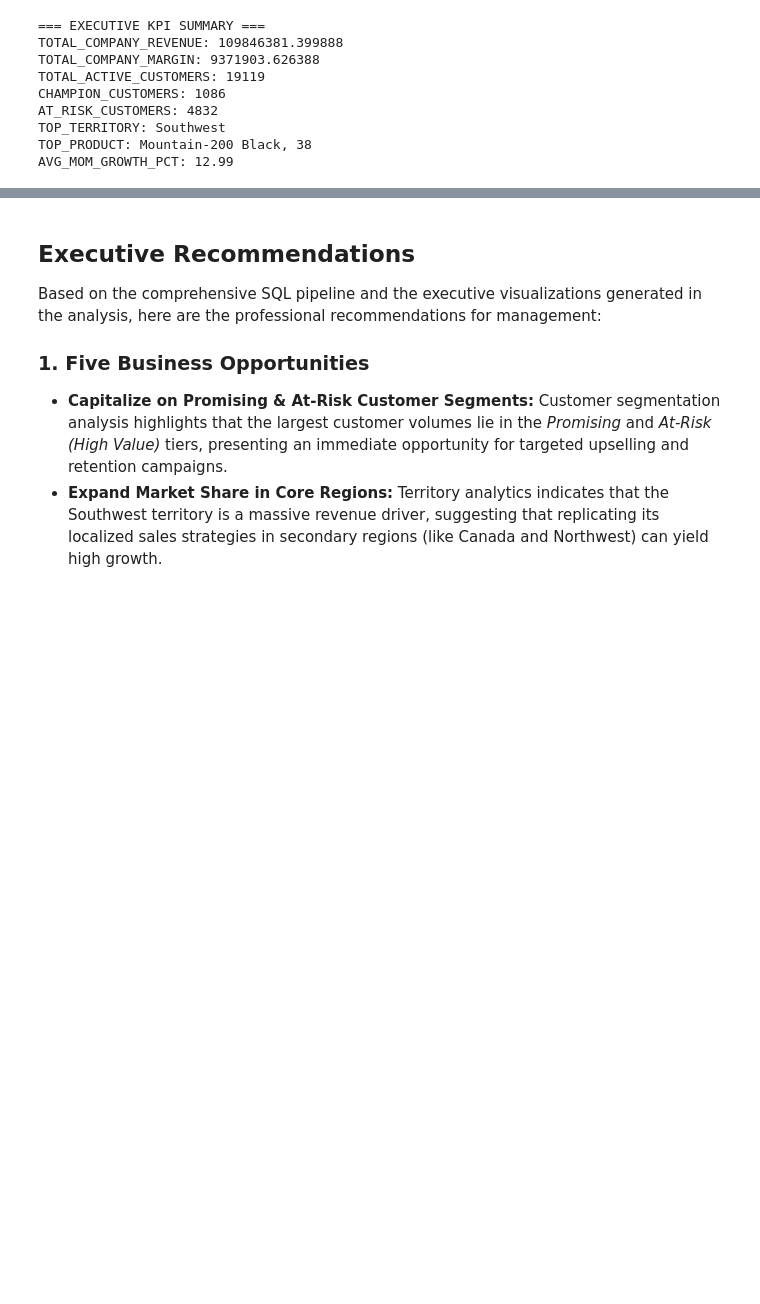
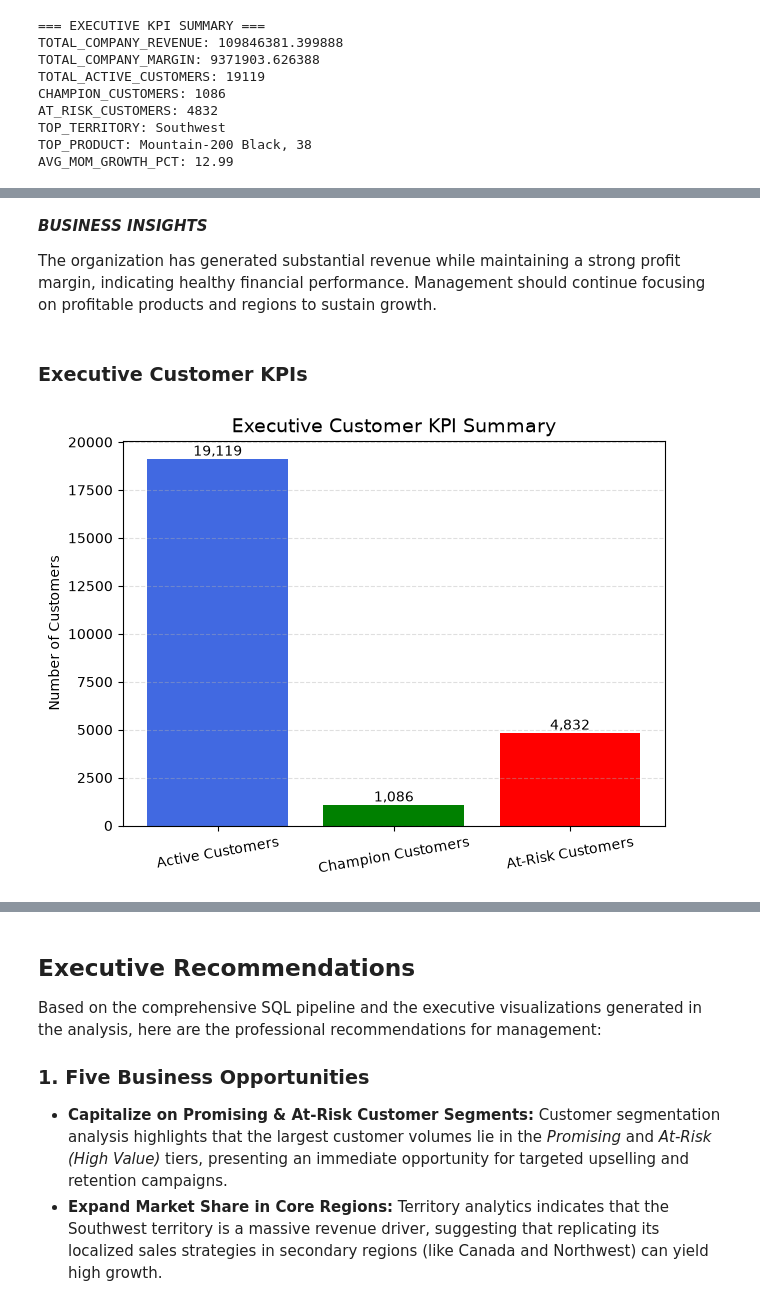
Before and after one commit to SairaF-Dev/Netixsol, a Jupyter notebook: Week3/day5/Executive_analysis.ipynb, the cells around one changed output, grey strips where cells are left out. Drawn from its saved outputs; the diff is of its cells as text; code cells hidden in the pictures; blank space fills up the shorter version.

```diff
--- a/Week3/day5/Executive_analysis.ipynb
+++ b/Week3/day5/Executive_analysis.ipynb
@@ -270,0 +347,35 @@ AVG_MOM_GROWTH_PCT: 12.99
+# %% [markdown]
+***BUSINESS INSIGHTS***
+
+The organization has generated substantial revenue while maintaining a strong profit margin, indicating healthy financial performance. Management should continue focusing on profitable products and regions to sustain growth.
+# %% [markdown]
+### Executive Customer KPIs
+# %%
+# Customer KPIs
+
+customer_kpis = {
+    "Active Customers": df_kpi["total_active_customers"][0],
+    "Champion Customers": df_kpi["champion_customers"][0],
+    "At-Risk Customers": df_kpi["at_risk_customers"][0]
+}
+
+plt.figure(figsize=(7,5))
+
+plt.bar(
+    customer_kpis.keys(),
+    customer_kpis.values(),
+    color=["royalblue", "green", "red"]
+)
+
+plt.title("Executive Customer KPI Summary", fontsize=14)
+plt.ylabel("Number of Customers")
+plt.grid(axis="y", linestyle="--", alpha=0.4)
+
+for i, value in enumerate(customer_kpis.values()):
+    plt.text(i, value, f"{int(value):,}", ha="center", va="bottom")
+
+plt.xticks(rotation=10)
+
+plt.show()
+# %% [output]
+[figure, added]
```
Also changed, not shown: parts of 34 cells of this notebook, 10 other files.
